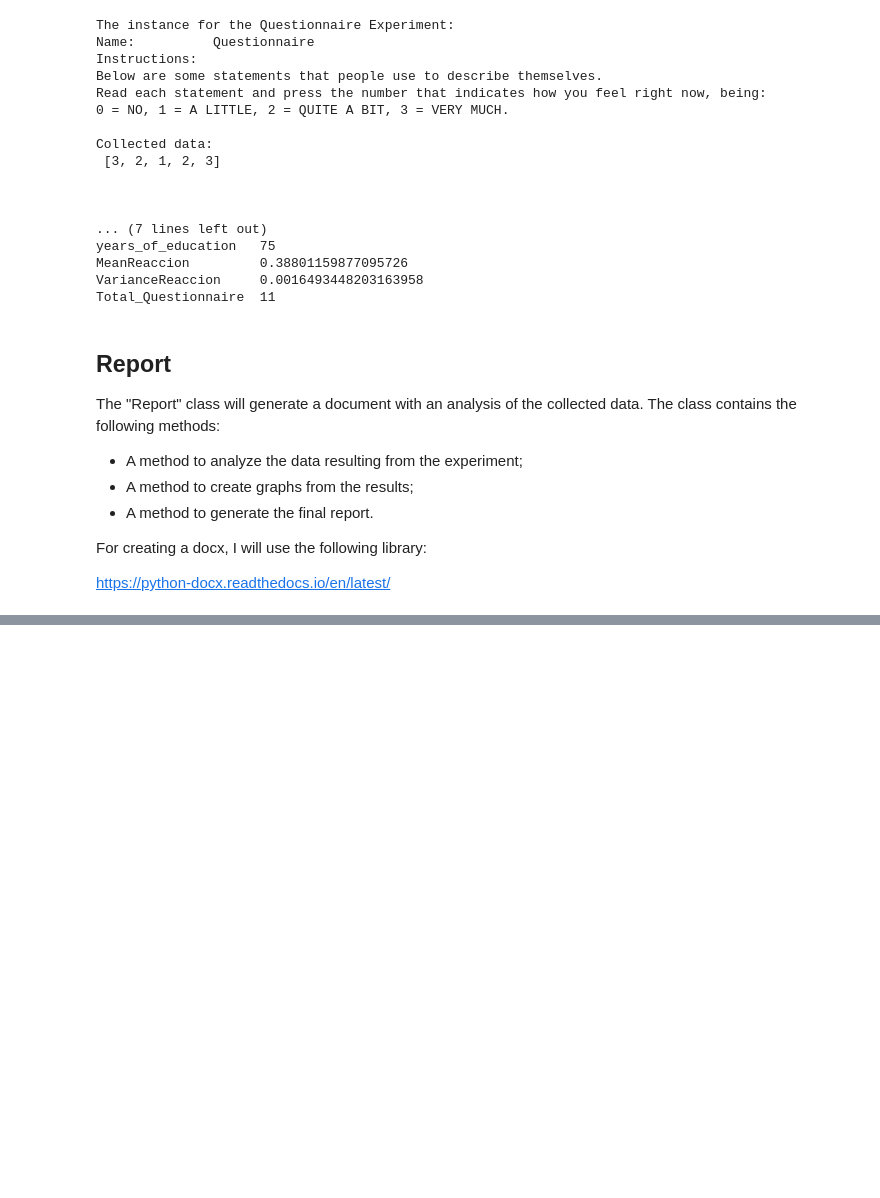
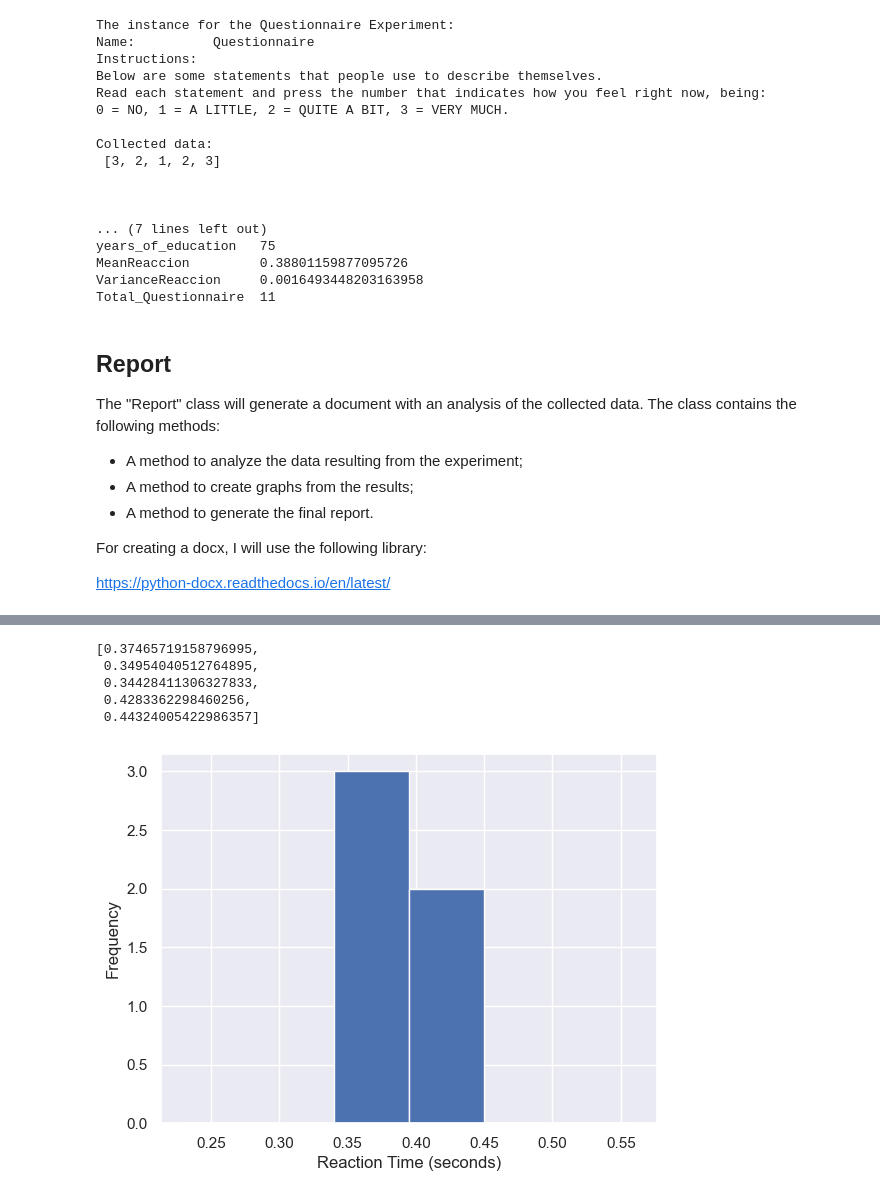
Before and after one commit to LuchoGabba/Master-Data-Science, a Jupyter notebook: python_fundamentals/py-squad_project/project_solution.ipynb, the cells around one changed output, grey strips where cells are left out. Cells and saved outputs as stored; diff of their text form; code cells hidden in the pictures; blank space fills up the shorter version.

```diff
--- a/python_fundamentals/py-squad_project/project_solution.ipynb
+++ b/python_fundamentals/py-squad_project/project_solution.ipynb
@@ -712,0 +724,30 @@ FileNotFoundError: [Errno 2] No such file or directory: 'Images/tmp.png'
+# %%
+reaction_test.data
+# %% [output]
+[0.37465719158796995,
+ 0.34954040512764895,
+ 0.34428411306327833,
+ 0.4283362298460256,
+ 0.44324005422986357]
+# %%
+import matplotlib.pyplot as plt
+import seaborn as sns
+
+# Your data
+data = [0.37465719158796995, 0.34954040512764895, 0.34428411306327833, 0.4283362298460256, 0.44324005422986357]
+
+# Create plot
+fig, ax = plt.subplots()
+
+# Create histogram with specified range and bins
+sns.histplot(self.exp.data, ax=ax[1], kde=True)
+ax.hist(data, bins=6, range=(0.23, 0.56), kde=True)
+
+# Set labels
+ax.set_ylabel('Frequency')
+ax.set_xlabel('Reaction Time (seconds)')
+
+# Show plot
+plt.show()
+# %% [output]
+[figure, added]
```
Also changed, not shown: parts of 5 cells of this notebook, 2 other files.
